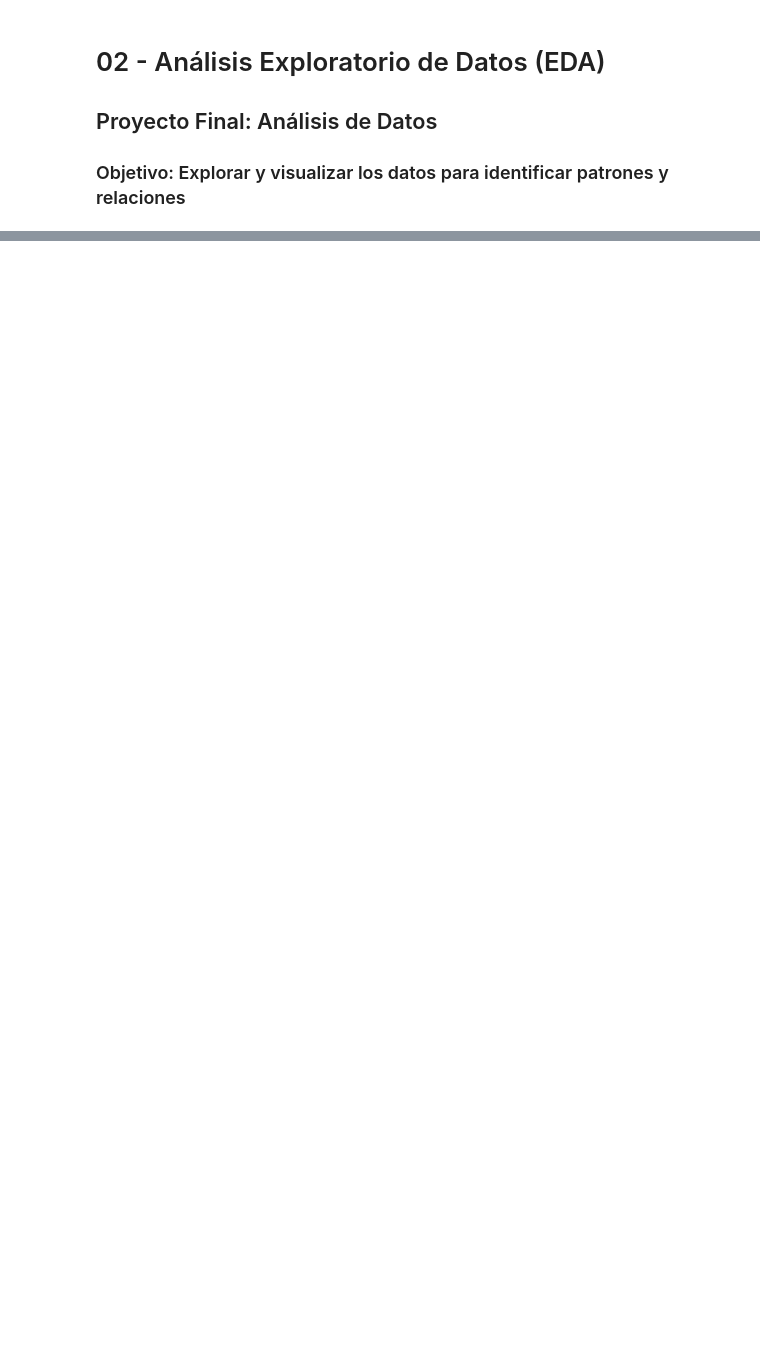
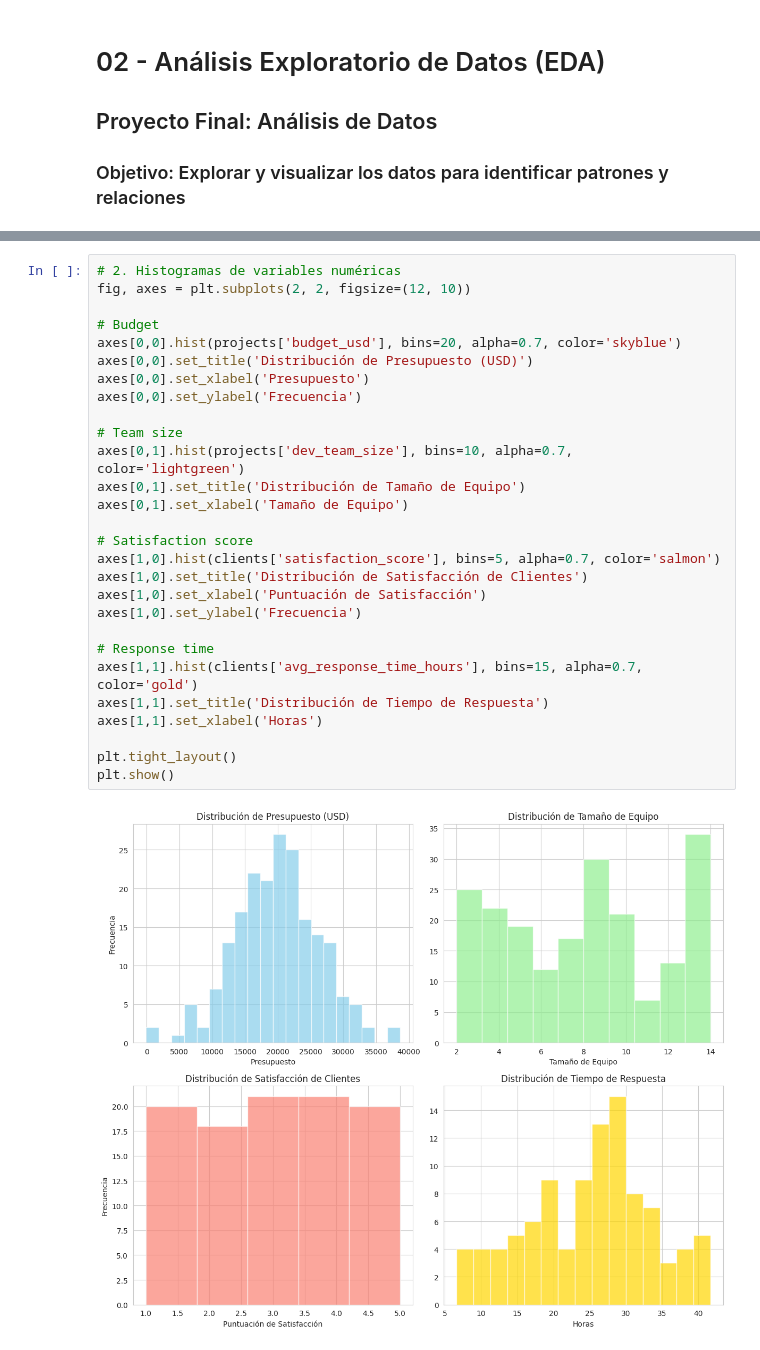
Before and after one commit to S3bas77/Proyecto_final_Analisis_de_Datos, a Jupyter notebook: notebooks/02_eda.ipynb, the cells around one changed output, grey strips where cells are left out. Cells and saved outputs as stored; diff of their text form; blank space fills up the shorter version.

```diff
--- a/notebooks/02_eda.ipynb
+++ b/notebooks/02_eda.ipynb
@@ -65,0 +63,30 @@ plt.show()
+# %%
+# 2. Histogramas de variables numéricas
+fig, axes = plt.subplots(2, 2, figsize=(12, 10))
+
+# Budget
+axes[0,0].hist(projects['budget_usd'], bins=20, alpha=0.7, color='skyblue')
+axes[0,0].set_title('Distribución de Presupuesto (USD)')
+axes[0,0].set_xlabel('Presupuesto')
+axes[0,0].set_ylabel('Frecuencia')
+
+# Team size
+axes[0,1].hist(projects['dev_team_size'], bins=10, alpha=0.7, color='lightgreen')
+axes[0,1].set_title('Distribución de Tamaño de Equipo')
+axes[0,1].set_xlabel('Tamaño de Equipo')
+
+# Satisfaction score
+axes[1,0].hist(clients['satisfaction_score'], bins=5, alpha=0.7, color='salmon')
+axes[1,0].set_title('Distribución de Satisfacción de Clientes')
+axes[1,0].set_xlabel('Puntuación de Satisfacción')
+axes[1,0].set_ylabel('Frecuencia')
+
+# Response time
+axes[1,1].hist(clients['avg_response_time_hours'], bins=15, alpha=0.7, color='gold')
+axes[1,1].set_title('Distribución de Tiempo de Respuesta')
+axes[1,1].set_xlabel('Horas')
+
+plt.tight_layout()
+plt.show()
+# %% [output]
+[figure, added]
```
Also changed, not shown: parts of 15 cells of this notebook, 4 other files.
